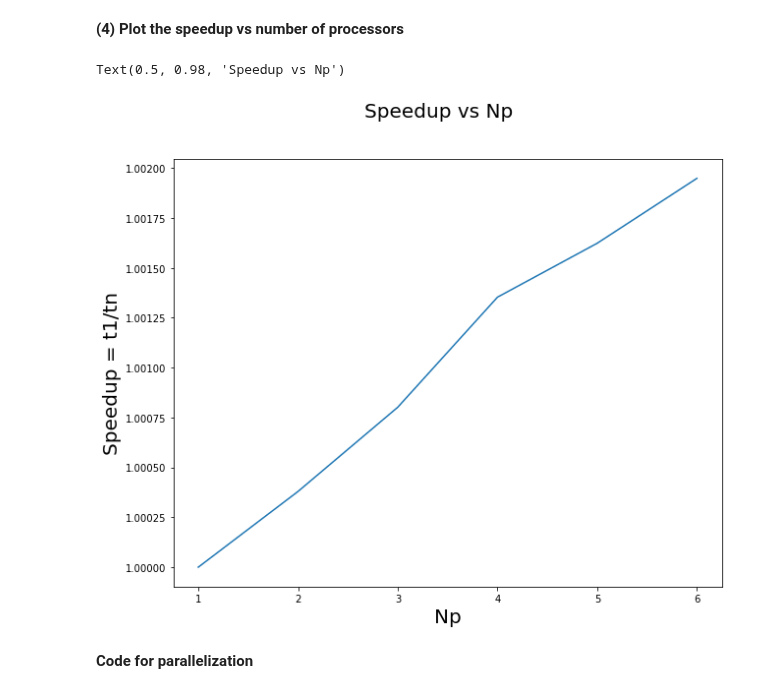
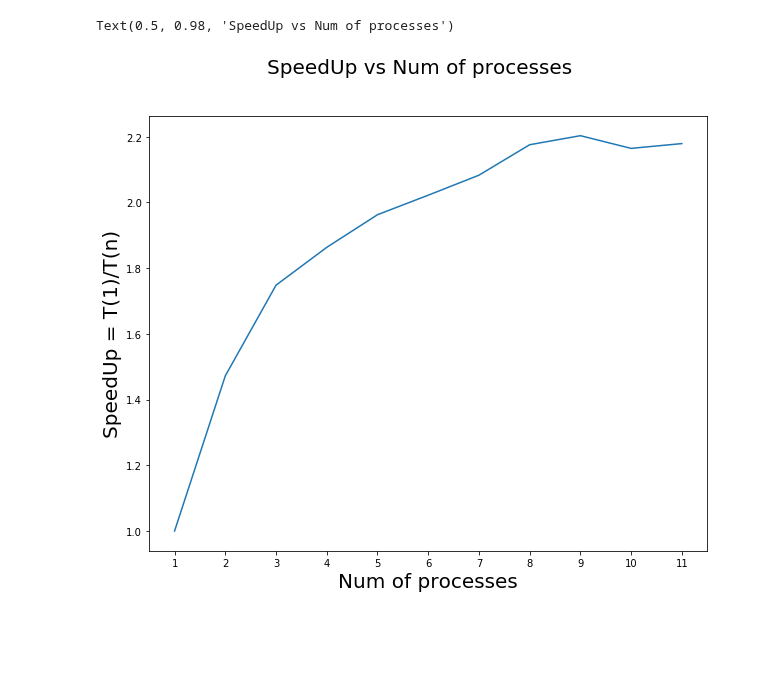
Before and after one commit to AnnyshkaF/High-Performance-Lab, a Jupyter notebook: task_7.ipynb, the cells around one changed output. Saved outputs shown, nothing was run; the diff lists cells and outputs as text; code cells hidden in the pictures; blank space fills up the shorter version.

```diff
--- a/task_7.ipynb
+++ b/task_7.ipynb
@@ -9,0 +77,2 @@ from mpi4py import MPI
+# %%
+analytical_ans = 1814.2
@@ -45,0 +98,10 @@ plt.legend()
+# %%
+quant_size = np.arange(1, 10_000, dtype=int)
+
+squared_error = np.empty(quant_size.size, dtype=float)
+quant_steps = np.empty(quant_size.size, dtype=float)
+
+for i, size in enumerate(quant_size):
+    samples, quant_step = np.linspace(1, 15, num=size, retstep=True)
+    squared_error[i] = (analytical_ans - trap_integral(samples)) ** 2
+    quant_steps[i] = quant_step
@@ -46,8 +119,9 @@ plt.legend()
 # %%
 time_arr = []
-for i in range(1, 7):
+processes = range(1, 12)
+for i in processes:
     print(f'{i} process(es)\n\t', end='')
-    t = %timeit -o -r 3 !mpirun -n {i} --allow-run-as-root --mca btl ^vader python3 task_7_test.py
+    t = %timeit -o -r 3 !mpirun -n {i} --allow-run-as-root --mca btl ^vader python3 task_7.py
     time_arr.append(t.best)
 # %% [output]
 1 process(es)
@@ -65,21 +144,12 @@ for i in range(1, 7):
-# %% [markdown]
-**(4) Plot the speedup vs number of processors**
 # %%
-import matplotlib
-import matplotlib.pyplot as plt
-import numpy as np
-
 speedup = time_arr[0] / np.array(time_arr)
-num_of_processes = range(1, 7)
 
 plt.figure(figsize=(10, 8))
-plt.plot(num_of_processes, speedup)
-plt.xticks(num_of_processes)
-plt.xlabel('Np', fontsize = 20)
-plt.ylabel('Speedup = t1/tn', fontsize = 20)
-plt.suptitle('Speedup vs Np', fontsize = 20)
+plt.plot(processes, speedup)
+plt.xticks(processes)
+plt.xlabel('Num of processes', fontsize=20)
+plt.ylabel('SpeedUp = T(1)/T(n)', fontsize=20)
+plt.suptitle('SpeedUp vs Num of processes', fontsize=20)
 # %% [output]
-Text(0.5, 0.98, 'Speedup vs Np')
+Text(0.5, 0.98, 'SpeedUp vs Num of processes')
-[figure, old version]
+[figure, new version]
-# %% [markdown]
-**Code for parallelization**
```
Also changed, not shown: parts of 20 cells of this notebook.
